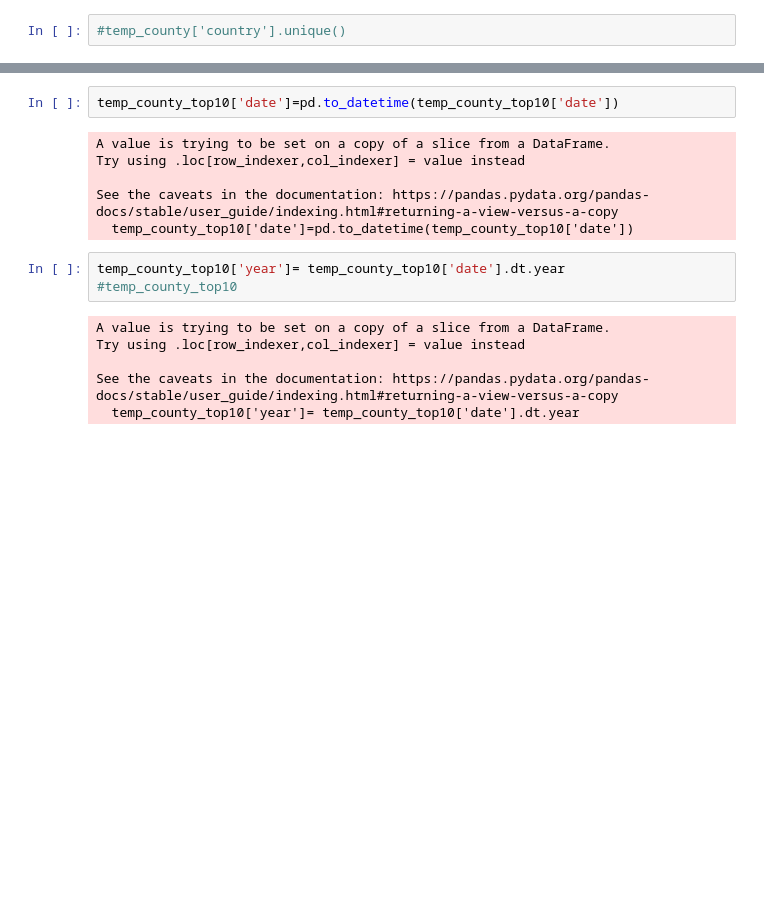
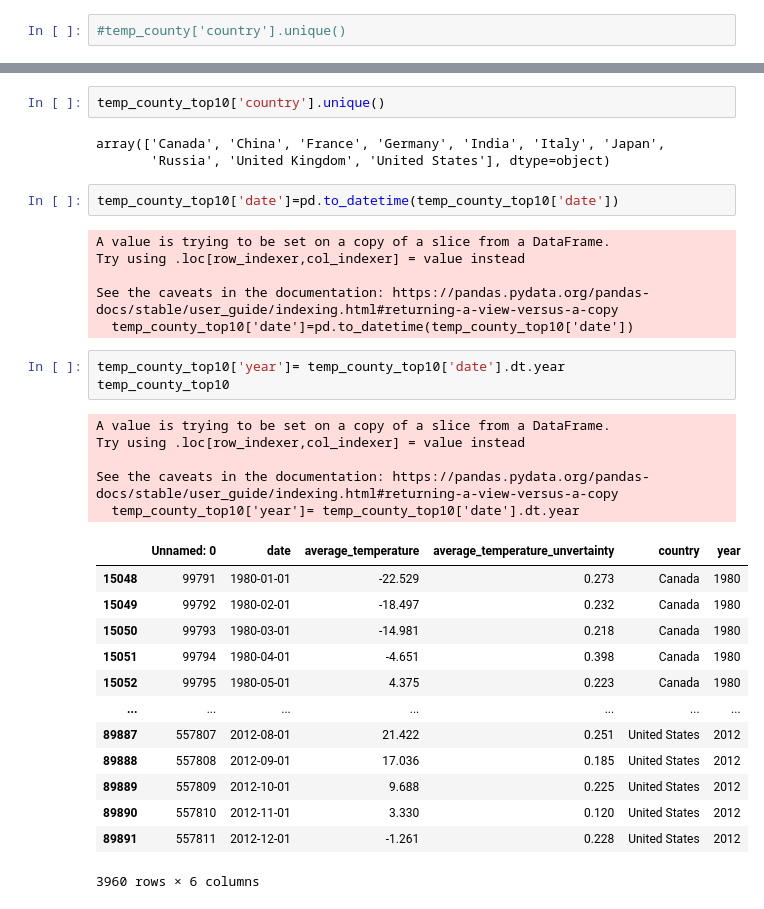
Before and after one commit to PatrickSchuetten/Climate_Change_Data_Exploration, a Jupyter notebook: notebooks/Question3.ipynb, the cells around one changed output, grey strips where cells are left out. Cells and saved outputs as stored; diff of their text form; blank space fills up the shorter version.

```diff
--- a/notebooks/Question3.ipynb
+++ b/notebooks/Question3.ipynb
@@ -59,3 +60,8 @@ temp_county_top10 = temp_county[temp_county['country'].isin(country_top10_temp)]
+# %%
+temp_county_top10['country'].unique()
+# %% [output]
+array(['Canada', 'China', 'France', 'Germany', 'India', 'Italy', 'Japan',
+       'Russia', 'United Kingdom', 'United States'], dtype=object)
 # %%
 temp_county_top10['date']=pd.to_datetime(temp_county_top10['date'])
 # %% [output]
@@ -66,12 +72,25 @@ See the caveats in the documentation: https://pandas.pydata.org/pandas-docs/stab
   temp_county_top10['date']=pd.to_datetime(temp_county_top10['date'])
 # %%
 temp_county_top10['year']= temp_county_top10['date'].dt.year
-#temp_county_top10
+temp_county_top10
 # %% [output]
 A value is trying to be set on a copy of a slice from a DataFrame.
 Try using .loc[row_indexer,col_indexer] = value instead
 
 See the caveats in the documentation: https://pandas.pydata.org/pandas-docs/stable/user_guide/indexing.html#returning-a-view-versus-a-copy
   temp_county_top10['year']= temp_county_top10['date'].dt.year
+|  | Unnamed: 0 | date | average_temperature | average_temperature_unvertainty | country | year |
+| 15048 | 99791 | 1980-01-01 | -22.529 | 0.273 | Canada | 1980 |
+| 15049 | 99792 | 1980-02-01 | -18.497 | 0.232 | Canada | 1980 |
+| 15050 | 99793 | 1980-03-01 | -14.981 | 0.218 | Canada | 1980 |
+| 15051 | 99794 | 1980-04-01 | -4.651 | 0.398 | Canada | 1980 |
+| 15052 | 99795 | 1980-05-01 | 4.375 | 0.223 | Canada | 1980 |
+| ... | ... | ... | ... | ... | ... | ... |
+| 89887 | 557807 | 2012-08-01 | 21.422 | 0.251 | United States | 2012 |
+| 89888 | 557808 | 2012-09-01 | 17.036 | 0.185 | United States | 2012 |
+| 89889 | 557809 | 2012-10-01 | 9.688 | 0.225 | United States | 2012 |
+| 89890 | 557810 | 2012-11-01 | 3.330 | 0.120 | United States | 2012 |
+| 89891 | 557811 | 2012-12-01 | -1.261 | 0.228 | United States | 2012 |
+3960 rows × 6 columns
 # %%
 temp_county_top10_pivot = pd.pivot_table(temp_county_top10, index=['country','year'], values='average_temperature', aggfunc=np.mean).reset_index()
```
Also changed, not shown: parts of 15 cells of this notebook, 2 other files.
